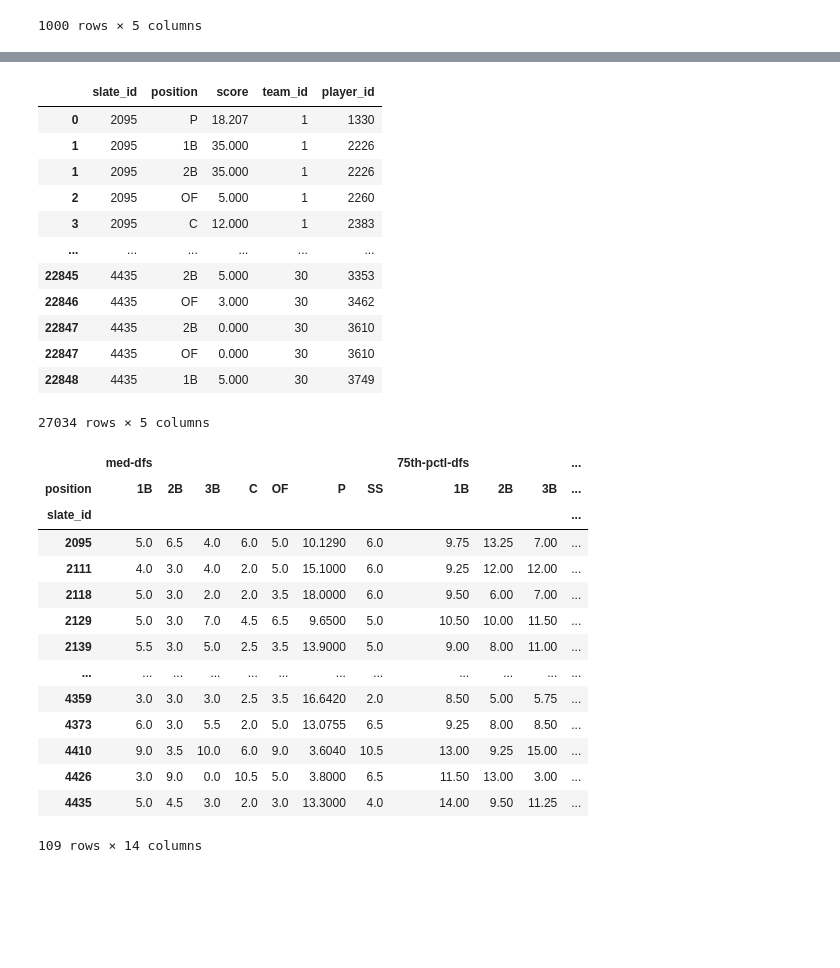
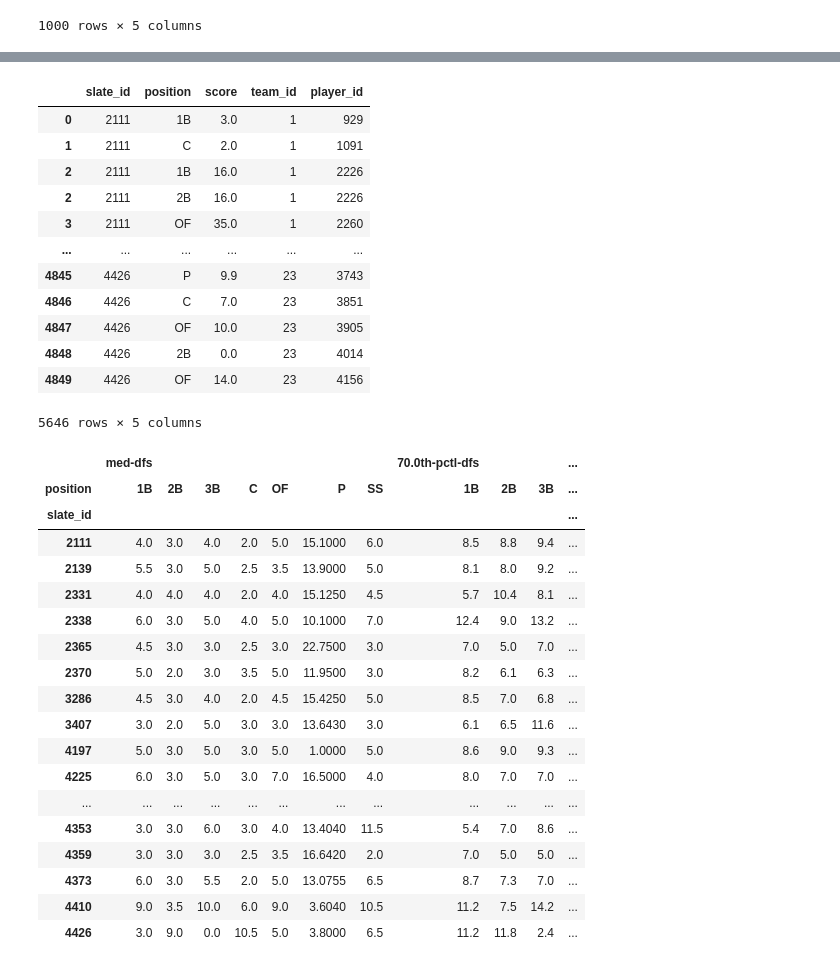
Before and after one commit to ledona/fantasy-experiments, a Jupyter notebook: df-hist/Data Transform.ipynb, the cells around one changed output, grey strips where cells are left out. Saved outputs shown, nothing was run; the diff lists cells and outputs as text; code cells hidden in the pictures; blank space fills up the shorter version.

Commit message:
fix percentile use

```diff
--- a/df-hist/Data Transform.ipynb
+++ b/df-hist/Data Transform.ipynb
@@ -56,7 +56,7 @@ COST_POS_RENAME = {'SP': 'P'}
 SERVICE = 'draftkings'
 STYLE: Optional[ContestStyle] = ContestStyle.CLASSIC
 # GeneralPrizePool/FiftyFifty
-CONTEST_TYPE = GeneralPrizePool
+CONTEST_TYPE = FiftyFifty
 
 def infer_contest_style(title) -> ContestStyle:
     if SERVICE == 'draftkings':
@@ -440,62 +436,66 @@ select daily_fantasy_slate.id as slate_id, positions as position, value as score
 from daily_fantasy_slate
     join daily_fantasy_cost on daily_fantasy_slate.id = daily_fantasy_cost.daily_fantasy_slate_id
     join game on (game.date = daily_fantasy_slate.date and
                   game.season = daily_fantasy_slate.season and
                   (daily_fantasy_cost.team_id in (game.away_team_id, game.home_team_id)))
     join calculation_datum on (calculation_datum.game_id = game.id and
                                calculation_datum.player_id is daily_fantasy_cost.player_id and
                                calculation_datum.team_id = daily_fantasy_cost.team_id)
     join statistic on calculation_datum.statistic_id = statistic.id
 where daily_fantasy_slate.id in ({slate_ids_str}) and
     statistic.name in ({stat_names})
 """
 # print(sql)
 
 db_df = pd.read_sql_query(sql, conn, parse_dates=['date'])
 conn.close()
 db_exploded_pos_df = db_df.assign(position=db_df.position.str.split('/')) \
              .explode('position') \
              .query('position not in @POS_DROP')
 for old_pos, new_pos in COST_POS_RENAME.items():
     db_exploded_pos_df.loc[db_exploded_pos_df.position == old_pos, 'position'] = new_pos
 display(db_exploded_pos_df)
 
 db_pos_scores_df = db_exploded_pos_df[['slate_id', 'position', 'score']] \
              .groupby(['slate_id', 'position']) \
-             .agg(['median', lambda x: np.percentile(x, 75)])
-db_pos_scores_df.columns = ['med-dfs', '75th-pctl-dfs']
+             .agg(['median', lambda x: np.percentile(x, TOP_PLAYER_PERCENTILE * 100)])
+db_pos_scores_df.columns = ['med-dfs', f'{TOP_PLAYER_PERCENTILE * 100}th-pctl-dfs']
 db_pos_scores_df = db_pos_scores_df.reset_index(level='position') \
-             .pivot(columns='position', values=['med-dfs', '75th-pctl-dfs'])
+             .pivot(columns='position', values=['med-dfs', f'{TOP_PLAYER_PERCENTILE * 100}th-pctl-dfs'])
 display(db_pos_scores_df)
 # %% [output]
 |  | slate_id | position | score | team_id | player_id |
-| 0 | 2095 | P | 18.207 | 1 | 1330 |
-| 1 | 2095 | 1B | 35.000 | 1 | 2226 |
-| 1 | 2095 | 2B | 35.000 | 1 | 2226 |
-| 2 | 2095 | OF | 5.000 | 1 | 2260 |
-| 3 | 2095 | C | 12.000 | 1 | 2383 |
+| 0 | 2111 | 1B | 3.0 | 1 | 929 |
+| 1 | 2111 | C | 2.0 | 1 | 1091 |
+| 2 | 2111 | 1B | 16.0 | 1 | 2226 |
+| 2 | 2111 | 2B | 16.0 | 1 | 2226 |
+| 3 | 2111 | OF | 35.0 | 1 | 2260 |
 | ... | ... | ... | ... | ... | ... |
-| 22845 | 4435 | 2B | 5.000 | 30 | 3353 |
-| 22846 | 4435 | OF | 3.000 | 30 | 3462 |
-| 22847 | 4435 | 2B | 0.000 | 30 | 3610 |
-| 22847 | 4435 | OF | 0.000 | 30 | 3610 |
-| 22848 | 4435 | 1B | 5.000 | 30 | 3749 |
+| 4845 | 4426 | P | 9.9 | 23 | 3743 |
+| 4846 | 4426 | C | 7.0 | 23 | 3851 |
+| 4847 | 4426 | OF | 10.0 | 23 | 3905 |
+| 4848 | 4426 | 2B | 0.0 | 23 | 4014 |
+| 4849 | 4426 | OF | 14.0 | 23 | 4156 |
-27034 rows × 5 columns
+5646 rows × 5 columns
-|  | med-dfs |  |  |  |  |  |  | 75th-pctl-dfs |  |  | ... |
+|  | med-dfs |  |  |  |  |  |  | 70.0th-pctl-dfs |  |  | ... |
 | position | 1B | 2B | 3B | C | OF | P | SS | 1B | 2B | 3B | ... |
 | slate_id |  |  |  |  |  |  |  |  |  |  | ... |
-| 2095 | 5.0 | 6.5 | 4.0 | 6.0 | 5.0 | 10.1290 | 6.0 | 9.75 | 13.25 | 7.00 | ... |
-| 2111 | 4.0 | 3.0 | 4.0 | 2.0 | 5.0 | 15.1000 | 6.0 | 9.25 | 12.00 | 12.00 | ... |
-| 2118 | 5.0 | 3.0 | 2.0 | 2.0 | 3.5 | 18.0000 | 6.0 | 9.50 | 6.00 | 7.00 | ... |
-| 2129 | 5.0 | 3.0 | 7.0 | 4.5 | 6.5 | 9.6500 | 5.0 | 10.50 | 10.00 | 11.50 | ... |
-| 2139 | 5.5 | 3.0 | 5.0 | 2.5 | 3.5 | 13.9000 | 5.0 | 9.00 | 8.00 | 11.00 | ... |
+| 2111 | 4.0 | 3.0 | 4.0 | 2.0 | 5.0 | 15.1000 | 6.0 | 8.5 | 8.8 | 9.4 | ... |
+| 2139 | 5.5 | 3.0 | 5.0 | 2.5 | 3.5 | 13.9000 | 5.0 | 8.1 | 8.0 | 9.2 | ... |
+| 2331 | 4.0 | 4.0 | 4.0 | 2.0 | 4.0 | 15.1250 | 4.5 | 5.7 | 10.4 | 8.1 | ... |
+| 2338 | 6.0 | 3.0 | 5.0 | 4.0 | 5.0 | 10.1000 | 7.0 | 12.4 | 9.0 | 13.2 | ... |
+| 2365 | 4.5 | 3.0 | 3.0 | 2.5 | 3.0 | 22.7500 | 3.0 | 7.0 | 5.0 | 7.0 | ... |
+| 2370 | 5.0 | 2.0 | 3.0 | 3.5 | 5.0 | 11.9500 | 3.0 | 8.2 | 6.1 | 6.3 | ... |
+| 3286 | 4.5 | 3.0 | 4.0 | 2.0 | 4.5 | 15.4250 | 5.0 | 8.5 | 7.0 | 6.8 | ... |
+| 3407 | 3.0 | 2.0 | 5.0 | 3.0 | 3.0 | 13.6430 | 3.0 | 6.1 | 6.5 | 11.6 | ... |
+| 4197 | 5.0 | 3.0 | 5.0 | 3.0 | 5.0 | 1.0000 | 5.0 | 8.6 | 9.0 | 9.3 | ... |
+| 4225 | 6.0 | 3.0 | 5.0 | 3.0 | 7.0 | 16.5000 | 4.0 | 8.0 | 7.0 | 7.0 | ... |
 | ... | ... | ... | ... | ... | ... | ... | ... | ... | ... | ... | ... |
-| 4359 | 3.0 | 3.0 | 3.0 | 2.5 | 3.5 | 16.6420 | 2.0 | 8.50 | 5.00 | 5.75 | ... |
-| 4373 | 6.0 | 3.0 | 5.5 | 2.0 | 5.0 | 13.0755 | 6.5 | 9.25 | 8.00 | 8.50 | ... |
-| 4410 | 9.0 | 3.5 | 10.0 | 6.0 | 9.0 | 3.6040 | 10.5 | 13.00 | 9.25 | 15.00 | ... |
-| 4426 | 3.0 | 9.0 | 0.0 | 10.5 | 5.0 | 3.8000 | 6.5 | 11.50 | 13.00 | 3.00 | ... |
-| 4435 | 5.0 | 4.5 | 3.0 | 2.0 | 3.0 | 13.3000 | 4.0 | 14.00 | 9.50 | 11.25 | ... |
+| 4353 | 3.0 | 3.0 | 6.0 | 3.0 | 4.0 | 13.4040 | 11.5 | 5.4 | 7.0 | 8.6 | ... |
+| 4359 | 3.0 | 3.0 | 3.0 | 2.5 | 3.5 | 16.6420 | 2.0 | 7.0 | 5.0 | 5.0 | ... |
+| 4373 | 6.0 | 3.0 | 5.5 | 2.0 | 5.0 | 13.0755 | 6.5 | 8.7 | 7.3 | 7.0 | ... |
+| 4410 | 9.0 | 3.5 | 10.0 | 6.0 | 9.0 | 3.6040 | 10.5 | 11.2 | 7.5 | 14.2 | ... |
+| 4426 | 3.0 | 9.0 | 0.0 | 10.5 | 5.0 | 3.8000 | 6.5 | 11.2 | 11.8 | 2.4 | ... |
-109 rows × 14 columns
 # %%
 # Get position score for top players (e.g. players that are likely to be highly drafted)
 conn = sqlite3.connect(DB_FILENAME)
```
Also changed, not shown: parts of 7 cells of this notebook, 1 other file.
